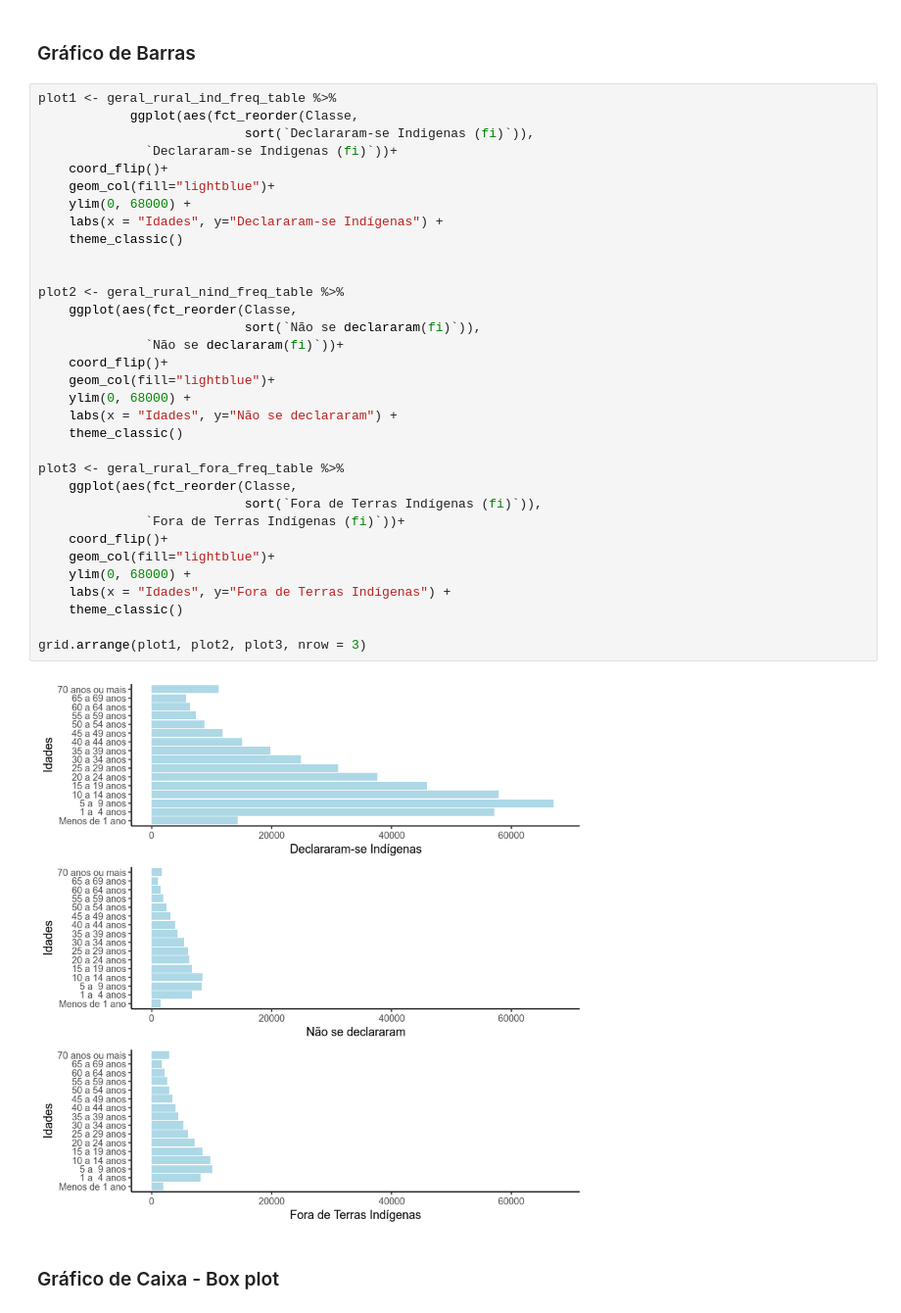
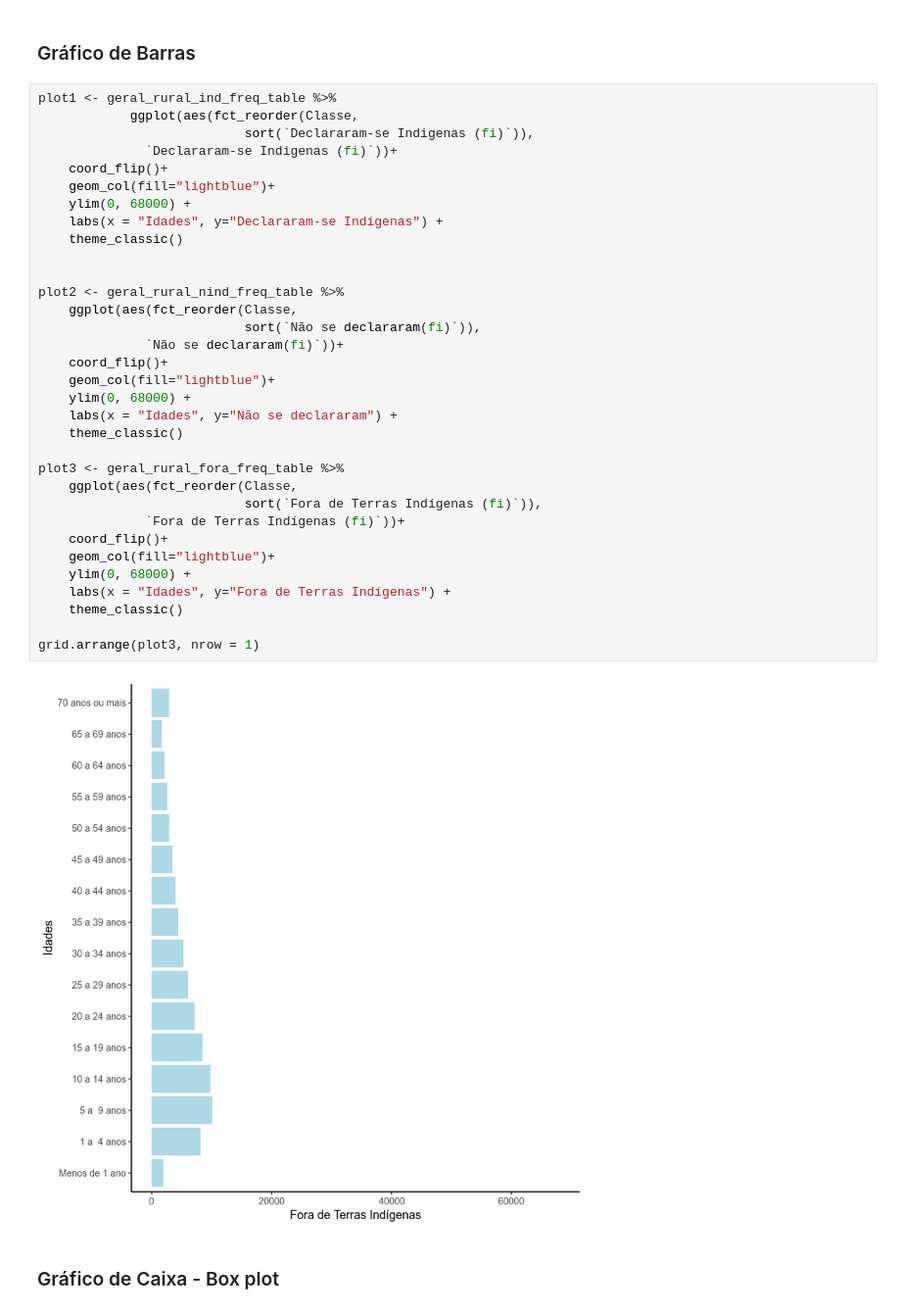
Before and after one commit to DanOliveira-DS/estatistica_ufg, a Jupyter notebook: EDA - Indígenas .ipynb, the cells around one changed output. Shown at 98% size. Saved outputs shown, nothing was run; the diff lists cells and outputs as text.

```diff
--- a/EDA - Indígenas .ipynb
+++ b/EDA - Indígenas .ipynb
@@ -533,35 +479,35 @@ plot1 <- geral_rural_ind_freq_table %>%
                            sort(`Declararam-se Indigenas (fi)`)),
               `Declararam-se Indigenas (fi)`))+
     coord_flip()+
     geom_col(fill="lightblue")+
     ylim(0, 68000) +
     labs(x = "Idades", y="Declararam-se Indígenas") +
     theme_classic()
 
 
 plot2 <- geral_rural_nind_freq_table %>%
     ggplot(aes(fct_reorder(Classe,
                            sort(`Não se declararam(fi)`)),
               `Não se declararam(fi)`))+
     coord_flip()+
     geom_col(fill="lightblue")+
     ylim(0, 68000) +
     labs(x = "Idades", y="Não se declararam") +
     theme_classic()
 
 plot3 <- geral_rural_fora_freq_table %>%
     ggplot(aes(fct_reorder(Classe,
                            sort(`Fora de Terras Indígenas (fi)`)),
               `Fora de Terras Indígenas (fi)`))+
     coord_flip()+
     geom_col(fill="lightblue")+
     ylim(0, 68000) +
     labs(x = "Idades", y="Fora de Terras Indígenas") +
     theme_classic()
 
-grid.arrange(plot1, plot2, plot3, nrow = 3)
+grid.arrange(plot3, nrow = 1)
 # %% [output]
-[figure, old version]
+[figure, new version]
 # %% [markdown]
 ### Gráfico de Caixa - Box plot
 # %%
```
Also changed, not shown: parts of 37 cells of this notebook.
